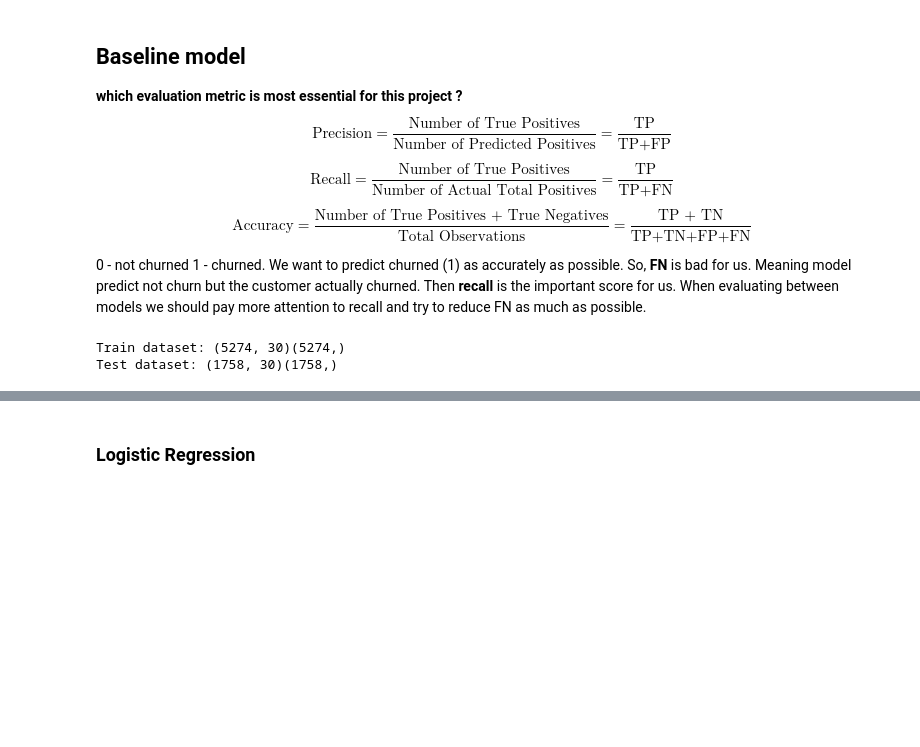
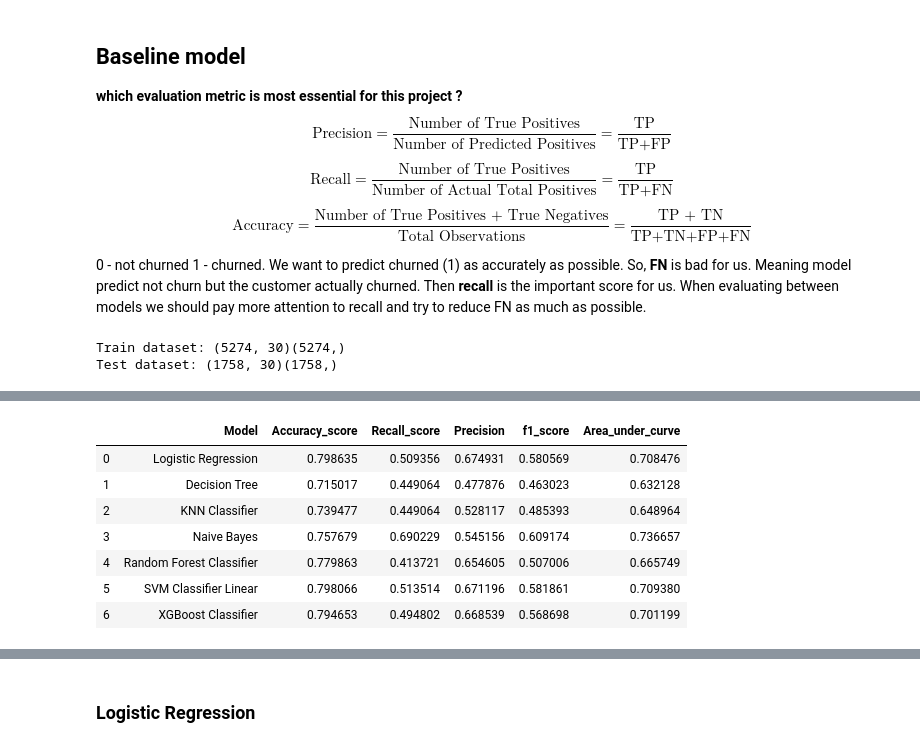
Before and after one commit to GitHub-ccd/Customer_churn_classification_MOD_3, a Jupyter notebook: 4-Model.ipynb, the cells around one changed output, grey strips where cells are left out. Drawn from its saved outputs; the diff is of its cells as text; code cells hidden in the pictures; blank space fills up the shorter version.

```diff
--- a/4-Model.ipynb
+++ b/4-Model.ipynb
@@ -108,3 +159,78 @@ ss = StandardScaler()
 # Scale the train and test data
 X_train = ss.fit_transform(X_train)
 X_test = ss.transform(X_test)
+# %%
+# Let's create a baseline model for all models. Let's statr with as minimum amount of parameters as possible
+
+# LogisticRegression
+name = "Logistic Regression"
+logit = LogisticRegression()
+model1 = model_report(logit,X_train,X_test,y_train,y_test,name)
+
+# DecisionTree Classifier
+name = "Decision Tree"
+decision_tree = DecisionTreeClassifier(random_state = 0)
+# X_train_resampled,X_test,y_train_resampled,y_test,name
+model2 = model_report(decision_tree,X_train,X_test,y_train,y_test,name)
+
+# KNeighborsClassifier
+name = "KNN Classifier"
+knn = KNeighborsClassifier(n_neighbors=3)
+model3 = model_report(knn,X_train,X_test,y_train,y_test,name)
+
+name = "Naive Bayes"
+gnb = GaussianNB(priors=None)
+model4 = model_report(gnb,X_train,X_test,y_train,y_test,name)
+
+name = "Random Forest Classifier"
+rfc = RandomForestClassifier(random_state=0)
+model5 = model_report(rfc,X_train,X_test,y_train,y_test,name)
+
+name = "SVM Classifier Linear"
+svc  = SVC(gamma='auto', kernel='linear')
+model6 = model_report(svc,X_train,X_test,y_train,y_test,name)
+
+name = "XGBoost Classifier"
+xgc = XGBClassifier()
+model7 = model_report(xgc,X_train,X_test,y_train,y_test,name)
+
+#concat all models
+model_performances = pd.concat([model1,model2,model3,model4,
+                                model5,model6,model7],axis = 0).reset_index()
+
+model_performances = model_performances.drop(columns = "index",axis =1)
+display(model_performances)
+
+model_performances
+def output_tracer(metric,color) :
+    tracer = go.Bar(y = model_performances["Model"] ,
+                    x = model_performances[metric],
+                    orientation = "h",name = metric ,
+                    marker = dict(line = dict(width =.7),
+                                  color = color)
+                   )
+    return tracer
+
+layout = go.Layout(dict(title = "Model performances",
+                        plot_bgcolor  = "rgb(243,243,243)",
+                        paper_bgcolor = "rgb(243,243,243)",
+                        xaxis = dict(gridcolor = 'rgb(255, 255, 255)',
+                                     title = "metric",
+                                     zerolinewidth=1,
+                                     ticklen=5,gridwidth=2),
+                        yaxis = dict(gridcolor = 'rgb(255, 255, 255)',
+                                     zerolinewidth=1,ticklen=5,gridwidth=2),
+                        margin = dict(l = 250),
+                        height = 780
+                       )
+                  )
+
+
+trace1  = output_tracer("Accuracy_score","#6699FF")
+trace2  = output_tracer('Recall_score',"red")
+trace3  = output_tracer('Precision',"#33CC99")
+trace4  = output_tracer('f1_score',"lightgrey")
+
+data = [trace1,trace2,trace3,trace4]
+go.Figure(data=data,layout=layout)
+# %% [output]
@@ -110,0 +241,8 @@ X_test = ss.transform(X_test)
+|  | Model | Accuracy_score | Recall_score | Precision | f1_score | Area_under_curve |
+| 0 | Logistic Regression | 0.798635 | 0.509356 | 0.674931 | 0.580569 | 0.708476 |
+| 1 | Decision Tree | 0.715017 | 0.449064 | 0.477876 | 0.463023 | 0.632128 |
+| 2 | KNN Classifier | 0.739477 | 0.449064 | 0.528117 | 0.485393 | 0.648964 |
+| 3 | Naive Bayes | 0.757679 | 0.690229 | 0.545156 | 0.609174 | 0.736657 |
+| 4 | Random Forest Classifier | 0.779863 | 0.413721 | 0.654605 | 0.507006 | 0.665749 |
+| 5 | SVM Classifier Linear | 0.798066 | 0.513514 | 0.671196 | 0.581861 | 0.709380 |
+| 6 | XGBoost Classifier | 0.794653 | 0.494802 | 0.668539 | 0.568698 | 0.701199 |
```
Also changed, not shown: parts of 30 cells of this notebook, 2 other files.
